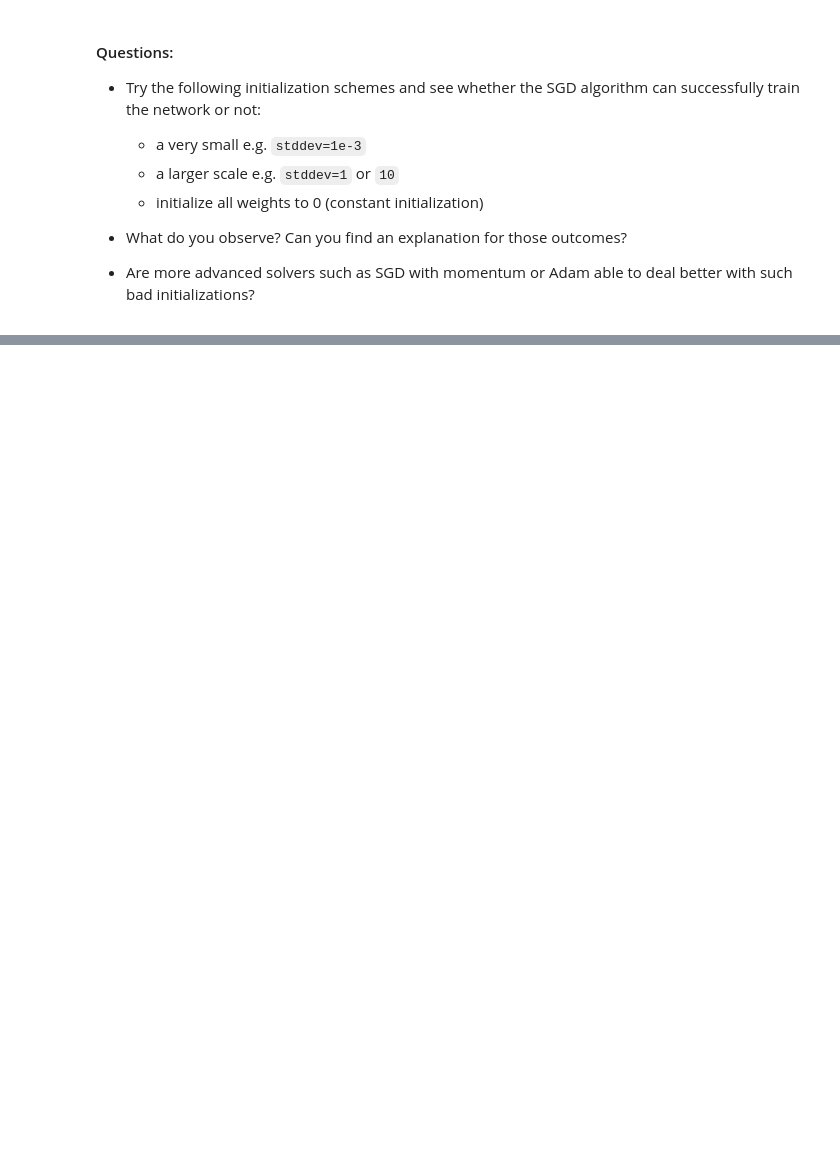
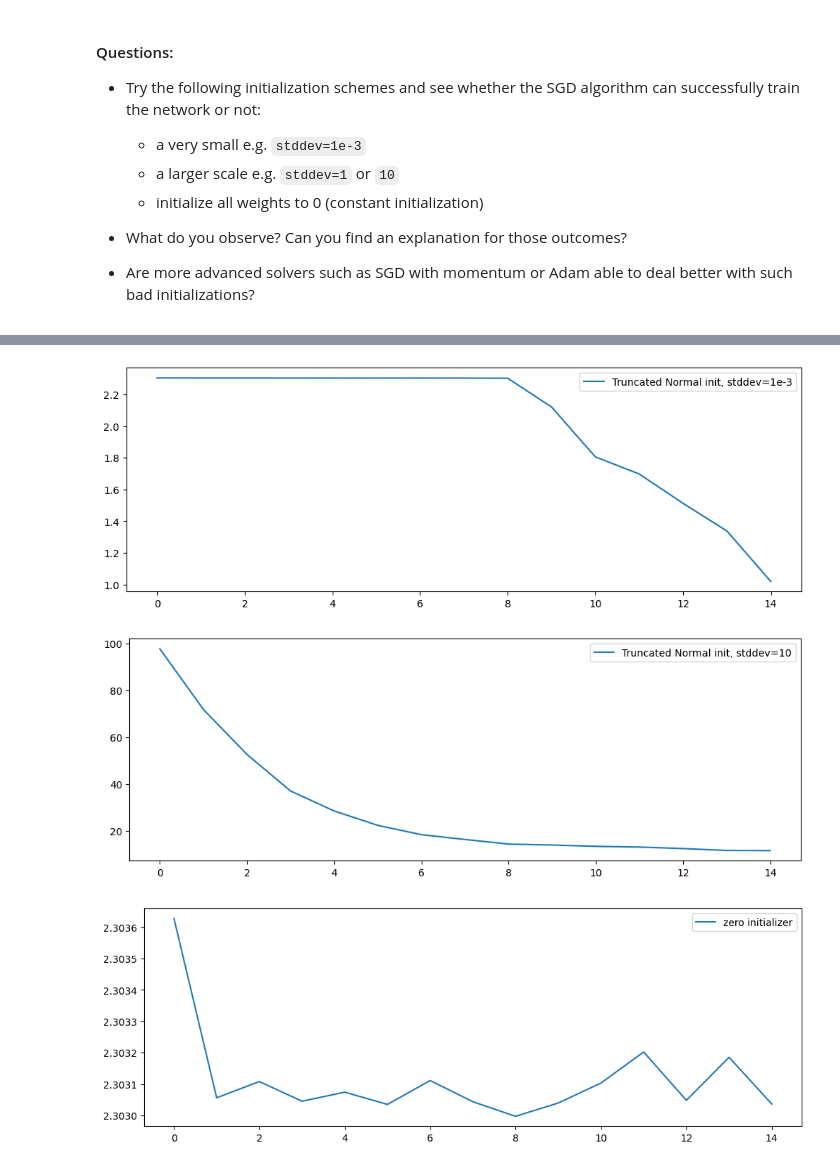
Before and after one commit to UofT-DSI/deep_learning, a Jupyter notebook: 01_materials/labs/lab_1.ipynb, the cells around one changed output, grey strips where cells are left out. Drawn from its saved outputs; the diff is of its cells as text; code cells hidden in the pictures; blank space fills up the shorter version.

```diff
--- a/01_materials/labs/lab_1.ipynb
+++ b/01_materials/labs/lab_1.ipynb
@@ -398,0 +780,70 @@ model.layers[0].weights
+# %%
+# Your code here
+
+from tensorflow.keras import initializers
+from tensorflow.keras import optimizers
+
+input_dim = 64
+hidden_dim = 64
+output_dim = 10
+
+#standard deviation of 1e-3
+normal_init = initializers.TruncatedNormal(stddev=1e-3, seed=42)
+
+model = Sequential()
+model.add(Dense(hidden_dim, input_dim=input_dim, activation="tanh",
+                kernel_initializer=normal_init))
+model.add(Dense(hidden_dim, activation="tanh",
+                kernel_initializer=normal_init))
+model.add(Dense(output_dim, activation="softmax",
+                kernel_initializer=normal_init))
+
+model.compile(optimizer=optimizers.SGD(learning_rate=0.1),
+              loss='categorical_crossentropy', metrics=['accuracy'])
+
+history = model.fit(X_train, y_train, epochs=15, batch_size=32)
+
+plt.figure(figsize=(12, 4))
+plt.plot(history.history['loss'], label="Truncated Normal init, stddev=1e-3")
+plt.legend();
+
+#standard deviation of 10
+normal_init = initializers.TruncatedNormal(stddev=10, seed=42)
+
+model = Sequential()
+model.add(Dense(hidden_dim, input_dim=input_dim, activation="tanh",
+                kernel_initializer=normal_init))
+model.add(Dense(hidden_dim, activation="tanh",
+                kernel_initializer=normal_init))
+model.add(Dense(output_dim, activation="softmax",
+                kernel_initializer=normal_init))
+
+model.compile(optimizer=optimizers.SGD(learning_rate=0.1),
+              loss='categorical_crossentropy', metrics=['accuracy'])
+
+history = model.fit(X_train, y_train, epochs=15, batch_size=32)
+
+plt.figure(figsize=(12, 4))
+plt.plot(history.history['loss'], label="Truncated Normal init, stddev=10")
+plt.legend();
+
+#weights all set to zero
+zero_initializer = initializers.Zeros()
+
+model = Sequential()
+model.add(Dense(hidden_dim, input_dim=input_dim, activation="tanh",
+                kernel_initializer=zero_initializer))
+model.add(Dense(hidden_dim, activation="tanh",
+                kernel_initializer=zero_initializer))
+model.add(Dense(output_dim, activation="softmax",
+                kernel_initializer=zero_initializer))
+
+model.compile(optimizer=optimizers.SGD(learning_rate=0.1),
+              loss='categorical_crossentropy', metrics=['accuracy'])
+
+history = model.fit(X_train, y_train, epochs=15, batch_size=32)
+
+plt.figure(figsize=(12, 4))
+plt.plot(history.history['loss'], label="zero initializer")
+plt.legend();
+# %% [output]
@@ -398,0 +869,3 @@ model.layers[0].weights
+[figure, added]
+[figure, added]
+[figure, added]
```
Also changed, not shown: parts of 36 cells of this notebook.
